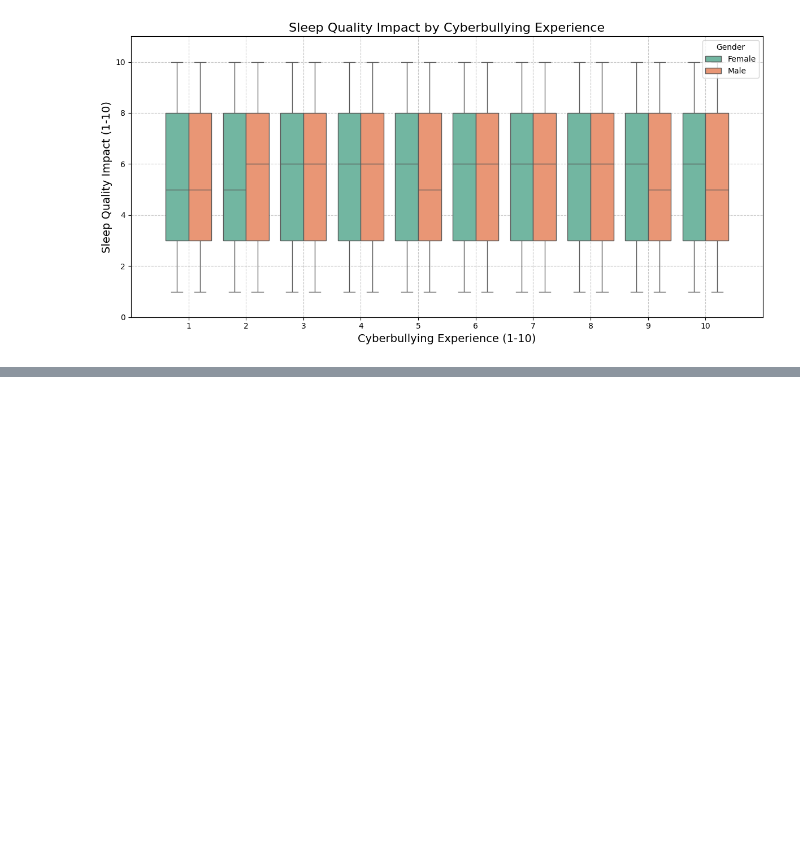
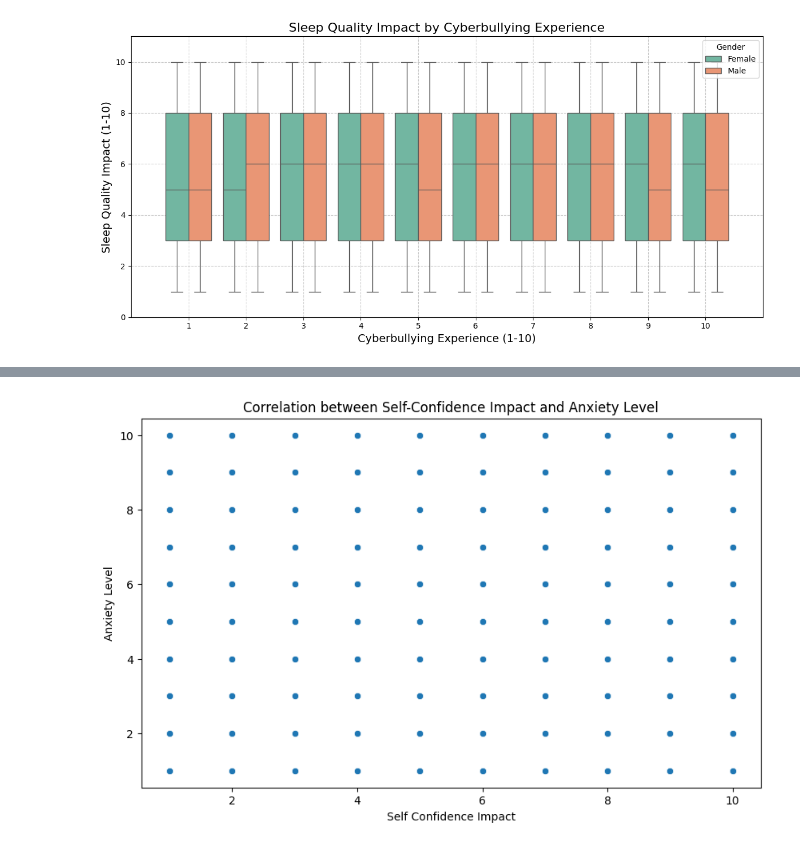
Before and after one commit to PavloVovk2002/Social-Media-Health-Impact, a Jupyter notebook: notebooks/exploration.ipynb, the cells around one changed output, grey strips where cells are left out. Cells and saved outputs as stored; diff of their text form; code cells hidden in the pictures; blank space fills up the shorter version.

```diff
--- a/notebooks/exploration.ipynb
+++ b/notebooks/exploration.ipynb
@@ -255,0 +349,95 @@ plt.tight_layout()
+# %%
+#11 What is the correlation between self-confidence impact and anxiety level?
+plt.figure(figsize=(10, 6))
+sns.scatterplot(data=data_df, x='Self Confidence Impact (1-10)', y='Anxiety Levels (1-10)')
+plt.title('Correlation between Self-Confidence Impact and Anxiety Level')
+plt.xlabel('Self Confidence Impact')
+plt.ylabel('Anxiety Level')
+
+#12 How does self-confidence level affect sleep quality?
+plt.figure(figsize=(12, 6))
+sns.boxplot(data=data_df, x='Self Confidence Impact (1-10)', y='Sleep Quality Impact (1-10)')
+plt.title('Self-Confidence Level vs. Sleep Quality Impact')
+plt.xlabel('Self Confidence Impact')
+plt.ylabel('Sleep Quality Impact')
+plt.xticks(rotation=45)
+
+#13 Which states have the highest proportions of daily social media users compared to monthly users?
+user_counts = data_df.groupby(['State', 'Frequency of SM Use']).size().unstack().fillna(0)
+
+user_proportions = user_counts.div(user_counts.sum(axis=1), axis=0)
+
+user_proportions.plot(kind='bar', stacked=True, figsize=(12, 6))
+plt.title('Proportion of Daily vs. Monthly Social Media Users by State')
+plt.xlabel('State')
+plt.ylabel('Proportion of Users')
+plt.legend(title='Frequency of SM Use', loc='upper right')
+
+#14 Which regions show the most diversity in terms of the number of social media platforms used?
+plt.figure(figsize=(12, 6))
+sns.countplot(data=data_df, x='Most Used SM Platform', hue='Region')
+plt.title('Diversity of Social Media Platforms Used by Region')
+plt.xlabel('Most Used Social Media Platform')
+plt.ylabel('Count')
+plt.xticks(rotation=45)
+plt.legend(title='Region')
+
+#15 Which states experience the highest frequency of cyberbullying on social media?
+cyberbullying_by_state = data_df.groupby('State')['Cyberbullying Experience (1-10)'].mean().reset_index()
+
+cyberbullying_by_state = cyberbullying_by_state.sort_values(by='Cyberbullying Experience (1-10)', ascending=False)
+
+plt.figure(figsize=(12, 6))
+sns.barplot(data=cyberbullying_by_state, x='State', y='Cyberbullying Experience (1-10)', palette='viridis')
+plt.title('Average Cyberbullying Experience by State')
+plt.xlabel('State')
+plt.ylabel('Average Cyberbullying Experience (1-10)')
+plt.xticks(rotation=45)
+
+#16 How do different states report the impact of social media usage on physical health, such as sleep deprivation or sedentary behavior?
+health_impact_by_state = data_df.groupby('State')['Physical Health Impact'].mean().reset_index()
+
+health_impact_by_state = health_impact_by_state.sort_values(by='Physical Health Impact', ascending=False)
+
+plt.figure(figsize=(12, 6))
+sns.barplot(data=health_impact_by_state, x='State', y='Physical Health Impact', palette='coolwarm')
+plt.title('Average Physical Health Impact of Social Media Usage by State')
+plt.xlabel('State')
+plt.ylabel('Average Physical Health Impact Score')
+plt.xticks(rotation=45)
+plt.tight_layout()
+
+#17 How do anxiety levels vary by education level among social media users?
+plt.figure(figsize=(12, 6))
+sns.boxplot(data=data_df, x='Education Level', y='Anxiety Level', palette='Set2')
+plt.title('Anxiety Levels by Education Level Among Social Media Users')
+plt.xlabel('Education Level')
+plt.ylabel('Anxiety Level (1-10)')
+plt.xticks(rotation=45)
+plt.tight_layout()
+
+#18 How does socioeconomic status influence the likelihood of experiencing anxiety due to social media?
+sns.countplot(x='Anxiety Levels (1-10)', hue='Socioeconomic Status', data=data_df, palette='pastel')
+plt.title('Socioeconomic Status vs Anxiety Level by Gender')
+
+#19 How does the frequency of social media use differ between urban and rural areas?
+sns.boxplot(x='Frequency of SM Use', y='Urban/Rural', data=data_df)
+plt.xticks(rotation=90)
+plt.title('Frequency of SM Use vs Urban/Rural')
+
+#20 Is there a significant relationship between the number of like received on posts and anxiety levels?
+bins = [0, 5, 10, 20, 50, 100, 200]
+labels = ['0-5', '6-10', '11-20', '21-50', '51-100', '101-200']
+data_df['Likes Binned'] = pd.cut(data_df['Likes Received (per post)'], bins=bins, labels=labels)
+
+average_anxiety = data_df.groupby('Likes Binned')['Anxiety Levels (1-10)'].mean()
+
+plt.figure(figsize=(8, 8))
+plt.pie(average_anxiety, labels=average_anxiety.index, autopct='%1.1f%%', startangle=140, colors=sns.color_palette("Set2"))
+plt.title('Average Social Anxiety Levels by Number of Comments Received', fontsize=16)
+plt.axis('equal')  # Equal aspect ratio ensures that pie is drawn as a circle.
+
+plt.grid(True, linestyle='--', alpha=0.7)
+
+plt.tight_layout()
+# %% [output]
@@ -255,0 +445 @@ plt.tight_layout()
+[figure, added]
```
Also changed, not shown: parts of 4 cells of this notebook.
